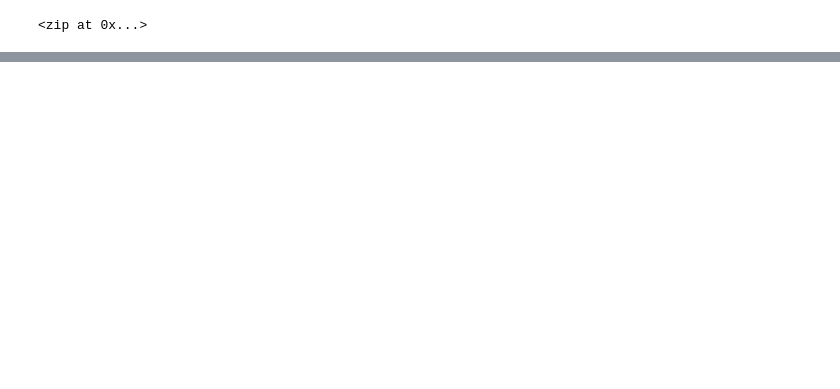
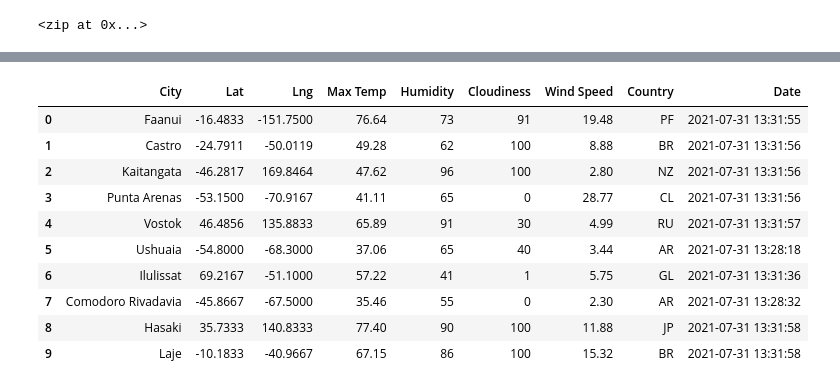
Before and after one commit to jpmendeziii/World_Weather_Analysis, a Jupyter notebook: WeatherPy.ipynb, the cells around one changed output, grey strips where cells are left out. Cells and saved outputs as stored; diff of their text form; code cells hidden in the pictures; blank space fills up the shorter version.

```diff
--- a/WeatherPy.ipynb
+++ b/WeatherPy.ipynb
@@ -33,0 +133,16 @@ len(cities)
+# %%
+# Convert the array of dictionaries to a Pandas DataFrame.
+city_data_df = pd.DataFrame(city_data)
+city_data_df.head(10)
+# %% [output]
+|  | City | Lat | Lng | Max Temp | Humidity | Cloudiness | Wind Speed | Country | Date |
+| 0 | Faanui | -16.4833 | -151.7500 | 76.64 | 73 | 91 | 19.48 | PF | 2021-07-31 13:31:55 |
+| 1 | Castro | -24.7911 | -50.0119 | 49.28 | 62 | 100 | 8.88 | BR | 2021-07-31 13:31:56 |
+| 2 | Kaitangata | -46.2817 | 169.8464 | 47.62 | 96 | 100 | 2.80 | NZ | 2021-07-31 13:31:56 |
+| 3 | Punta Arenas | -53.1500 | -70.9167 | 41.11 | 65 | 0 | 28.77 | CL | 2021-07-31 13:31:56 |
+| 4 | Vostok | 46.4856 | 135.8833 | 65.89 | 91 | 30 | 4.99 | RU | 2021-07-31 13:31:57 |
+| 5 | Ushuaia | -54.8000 | -68.3000 | 37.06 | 65 | 40 | 3.44 | AR | 2021-07-31 13:28:18 |
+| 6 | Ilulissat | 69.2167 | -51.1000 | 57.22 | 41 | 1 | 5.75 | GL | 2021-07-31 13:31:36 |
+| 7 | Comodoro Rivadavia | -45.8667 | -67.5000 | 35.46 | 55 | 0 | 2.30 | AR | 2021-07-31 13:28:32 |
+| 8 | Hasaki | 35.7333 | 140.8333 | 77.40 | 90 | 100 | 11.88 | JP | 2021-07-31 13:31:58 |
+| 9 | Laje | -10.1833 | -40.9667 | 67.15 | 86 | 100 | 15.32 | BR | 2021-07-31 13:31:58 |
```
Also changed, not shown: parts of 9 cells of this notebook, 3 other files.
